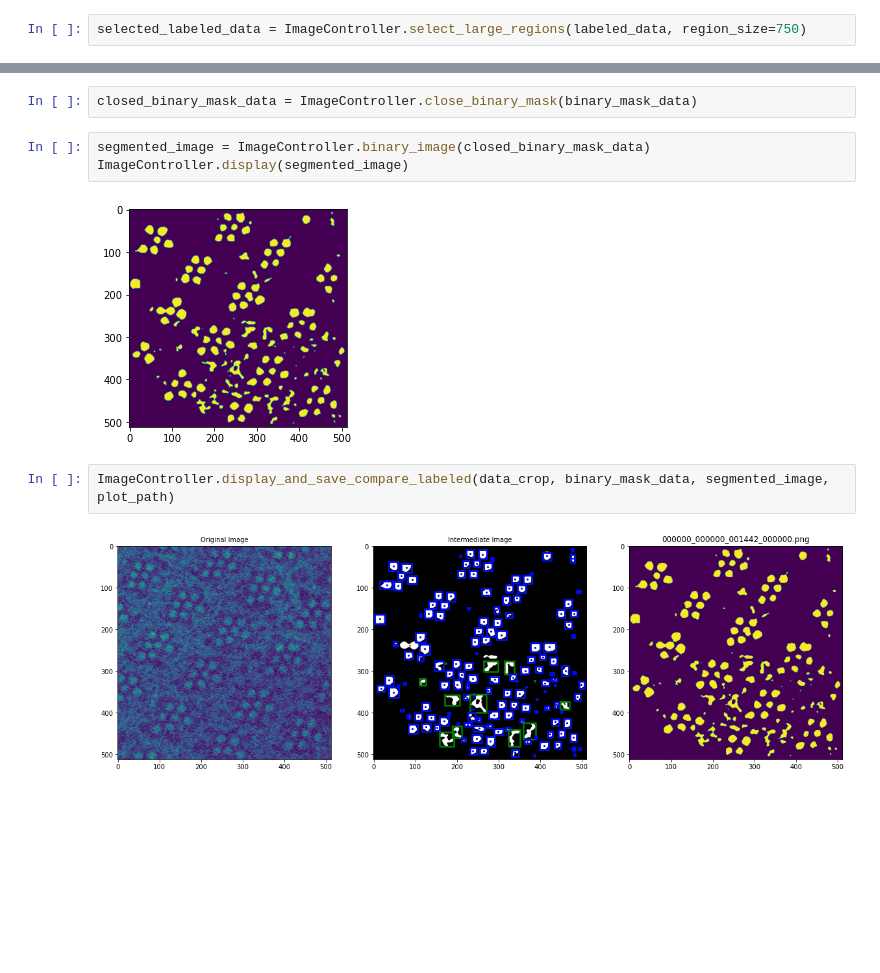
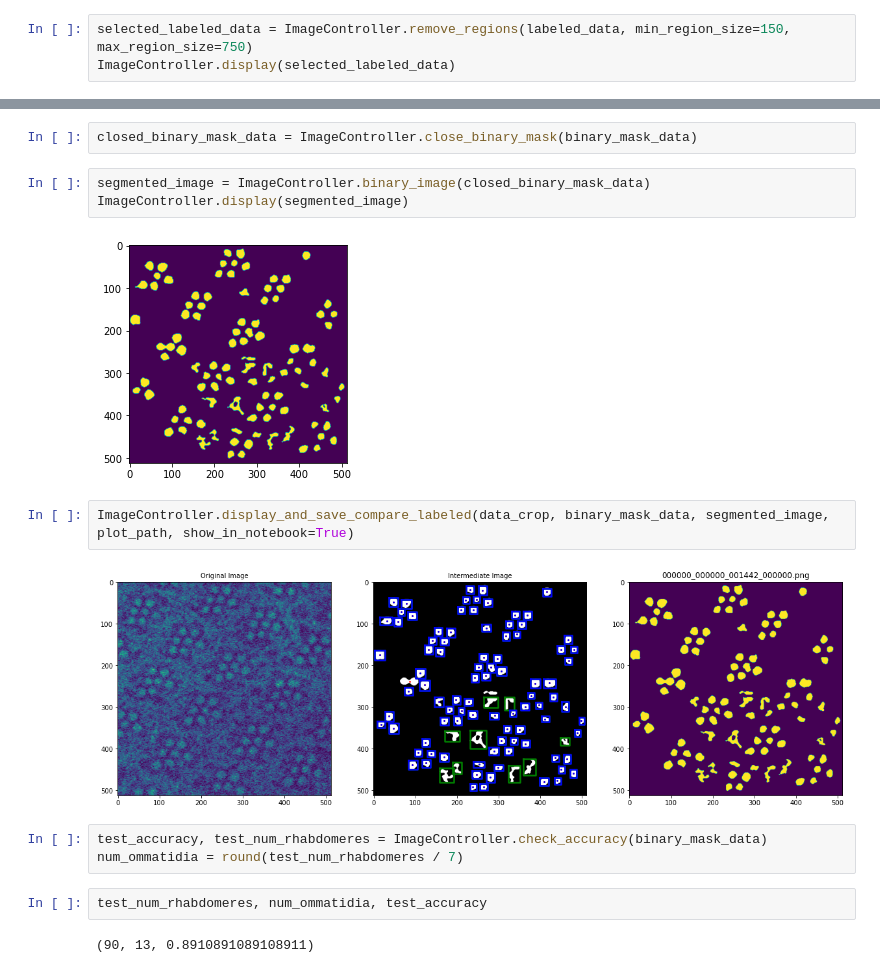
Before and after one commit to jainkhere/flyem, a Jupyter notebook: _EXPERIMENTS/fly-receptor-segmentation/segmentation-prototype-11-d1-compare-1-image.ipynb, the cells around one changed output, grey strips where cells are left out. Cells and saved outputs as stored; diff of their text form; blank space fills up the shorter version.

Commit message:
prototype with accuracy

```diff
--- a/_EXPERIMENTS/fly-receptor-segmentation/segmentation-prototype-11-d1-compare-1-image.ipynb
+++ b/_EXPERIMENTS/fly-receptor-segmentation/segmentation-prototype-11-d1-compare-1-image.ipynb
@@ -44,4 +47,5 @@ threshold_data = ImageController.threshold(smoothed_data, threshold_value=45)
 # %%
 labeled_data, nr_count = ImageController.label(threshold_data)
 # %%
-selected_labeled_data = ImageController.select_large_regions(labeled_data, region_size=750)
+selected_labeled_data = ImageController.remove_regions(labeled_data, min_region_size=150, max_region_size=750)
+ImageController.display(selected_labeled_data)
@@ -53,8 +59,15 @@ closed_binary_mask_data = ImageController.close_binary_mask(binary_mask_data)
 segmented_image = ImageController.binary_image(closed_binary_mask_data)
 ImageController.display(segmented_image)
 # %% [output]
-[figure, old version]
+[figure, new version]
 # %%
-ImageController.display_and_save_compare_labeled(data_crop, binary_mask_data, segmented_image, plot_path)
+ImageController.display_and_save_compare_labeled(data_crop, binary_mask_data, segmented_image, plot_path, show_in_notebook=True)
 # %% [output]
-[figure, old version]
+[figure, new version]
+# %%
+test_accuracy, test_num_rhabdomeres = ImageController.check_accuracy(binary_mask_data)
+num_ommatidia = round(test_num_rhabdomeres / 7)
+# %%
+test_num_rhabdomeres, num_ommatidia, test_accuracy
+# %% [output]
+(90, 13, 0.8910891089108911)
```
Also changed, not shown: parts of 2 cells of this notebook, 1 other file.
